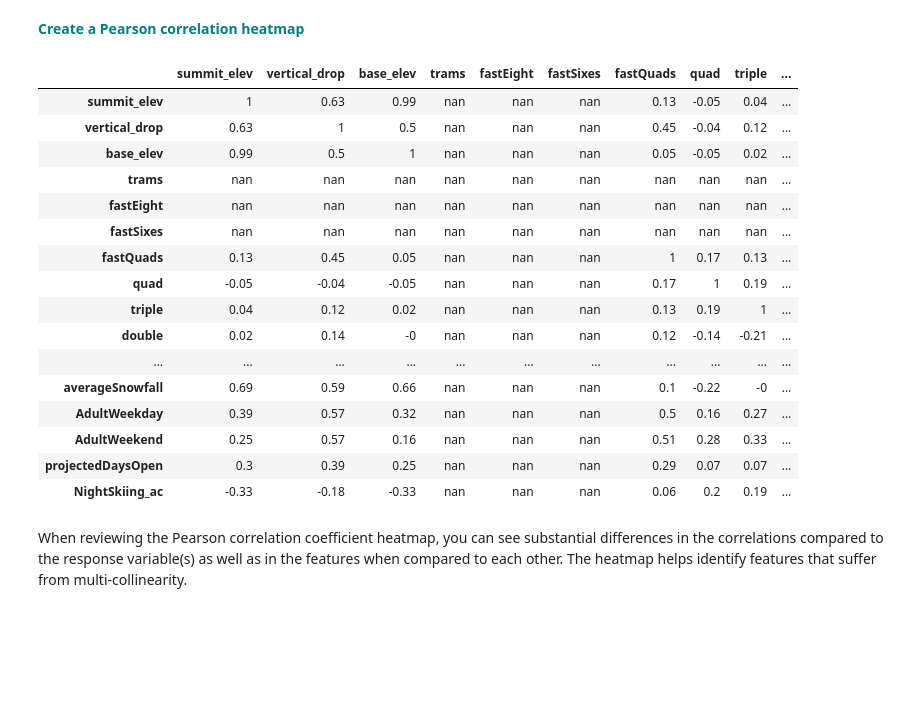
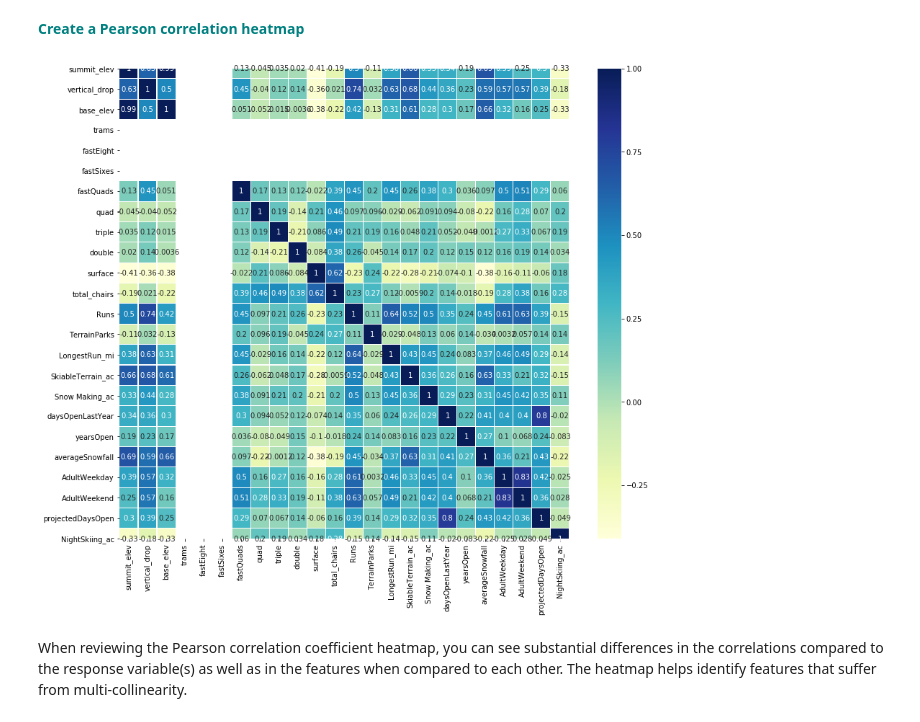
Before and after one commit to ennis-kurt/SpringBoard, a Jupyter notebook: Guided Capstone/GuidedCapstoneStep3HL.ipynb, the cells around one changed output. Saved outputs shown, nothing was run; the diff lists cells and outputs as text; code cells hidden in the pictures; blank space fills up the shorter version.

```diff
--- a/Guided Capstone/GuidedCapstoneStep3HL.ipynb
+++ b/Guided Capstone/GuidedCapstoneStep3HL.ipynb
@@ -268,27 +273,16 @@ g = sns.pairplot(dfno)
 <font color='teal'>**Create a Pearson correlation heatmap**</font>
 # %%
 #Calculate the correlation coefficients
-corr = dfno.corr()
+#corr = dfno.corr()
 #plot it in the next line
-corr.round(2).style.background_gradient(cmap='coolwarm')
+#corr.round(2).style.background_gradient(cmap='coolwarm')
+#Calculate the correlation coefficients
+#plot it in the next line
+plt.figure(figsize=(14,12))
+sns.heatmap(dfno.corr(),linewidths=.1,cmap="YlGnBu", annot=True)
+plt.yticks(rotation=0);
 # %% [output]
-|  | summit_elev | vertical_drop | base_elev | trams | fastEight | fastSixes | fastQuads | quad | triple | ... |
-| summit_elev | 1 | 0.63 | 0.99 | nan | nan | nan | 0.13 | -0.05 | 0.04 | ... |
-| vertical_drop | 0.63 | 1 | 0.5 | nan | nan | nan | 0.45 | -0.04 | 0.12 | ... |
-| base_elev | 0.99 | 0.5 | 1 | nan | nan | nan | 0.05 | -0.05 | 0.02 | ... |
-| trams | nan | nan | nan | nan | nan | nan | nan | nan | nan | ... |
-| fastEight | nan | nan | nan | nan | nan | nan | nan | nan | nan | ... |
-| fastSixes | nan | nan | nan | nan | nan | nan | nan | nan | nan | ... |
-| fastQuads | 0.13 | 0.45 | 0.05 | nan | nan | nan | 1 | 0.17 | 0.13 | ... |
-| quad | -0.05 | -0.04 | -0.05 | nan | nan | nan | 0.17 | 1 | 0.19 | ... |
-| triple | 0.04 | 0.12 | 0.02 | nan | nan | nan | 0.13 | 0.19 | 1 | ... |
-| double | 0.02 | 0.14 | -0 | nan | nan | nan | 0.12 | -0.14 | -0.21 | ... |
-| ... | ... | ... | ... | ... | ... | ... | ... | ... | ... | ... |
-| averageSnowfall | 0.69 | 0.59 | 0.66 | nan | nan | nan | 0.1 | -0.22 | -0 | ... |
-| AdultWeekday | 0.39 | 0.57 | 0.32 | nan | nan | nan | 0.5 | 0.16 | 0.27 | ... |
-| AdultWeekend | 0.25 | 0.57 | 0.16 | nan | nan | nan | 0.51 | 0.28 | 0.33 | ... |
-| projectedDaysOpen | 0.3 | 0.39 | 0.25 | nan | nan | nan | 0.29 | 0.07 | 0.07 | ... |
-| NightSkiing_ac | -0.33 | -0.18 | -0.33 | nan | nan | nan | 0.06 | 0.2 | 0.19 | ... |
+[figure, added]
 # %% [markdown]
 When reviewing the Pearson correlation coefficient heatmap, you can see substantial differences in the correlations compared to the response variable(s) as well as in the features when compared to each other. The heatmap helps identify features that suffer from multi-collinearity.
 # %% [markdown]
```
Also changed, not shown: parts of 12 cells of this notebook, 1 other file.
